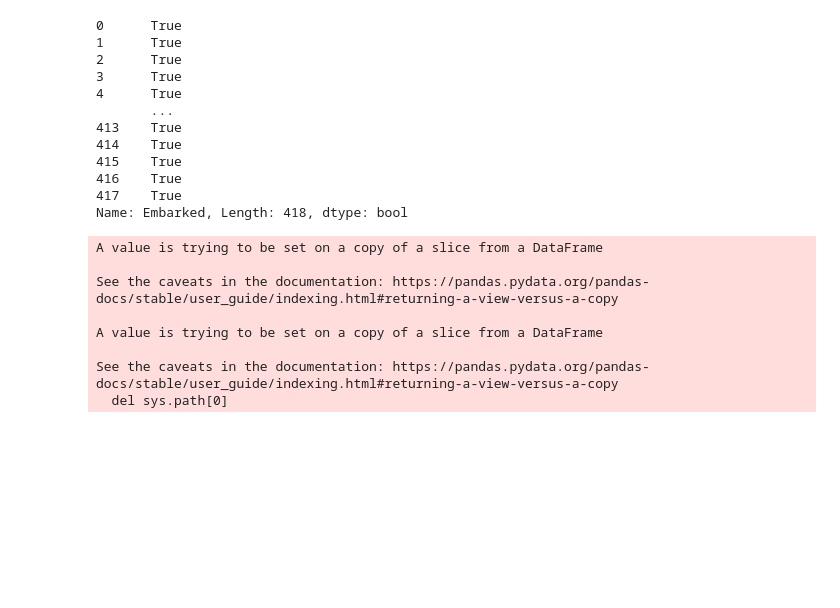
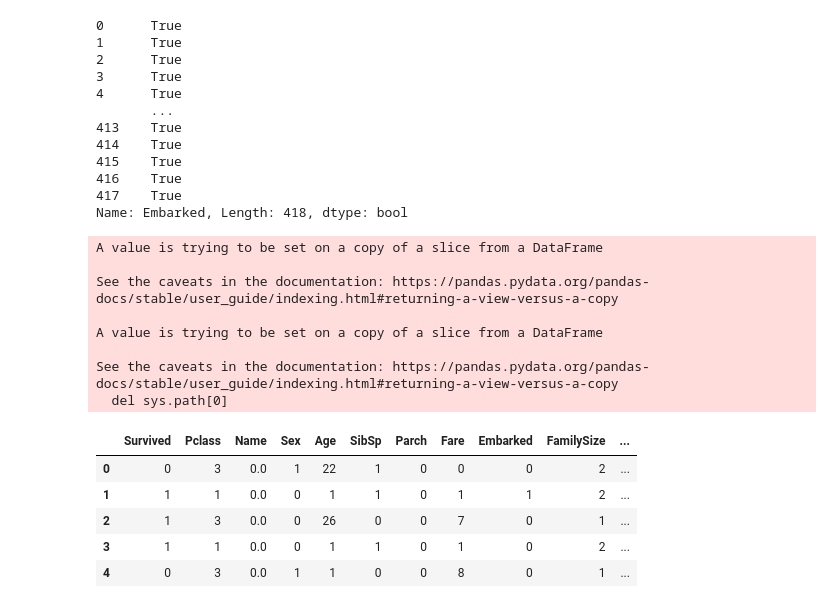
Before and after one commit to unknown-jun/First_step_of_data_analist, a Jupyter notebook: Titanic_EDA.ipynb, the cells around one changed output. Saved outputs shown, nothing was run; the diff lists cells and outputs as text; code cells hidden in the pictures; blank space fills up the shorter version.

```diff
--- a/Titanic_EDA.ipynb
+++ b/Titanic_EDA.ipynb
@@ -181,0 +218,13 @@ test['Name'] = test['Name'].fillna(0)
+# %%
+# 변수 선별
+train = train.drop(['PassengerId', 'Ticket', 'Cabin'], axis=1)
+test = test.drop(['PassengerId', 'Ticket', 'Cabin'], axis=1)
+# %%
+train.head()
+# %% [output]
+|  | Survived | Pclass | Name | Sex | Age | SibSp | Parch | Fare | Embarked | FamilySize | ... |
+| 0 | 0 | 3 | 0.0 | 1 | 22 | 1 | 0 | 0 | 0 | 2 | ... |
+| 1 | 1 | 1 | 0.0 | 0 | 1 | 1 | 0 | 1 | 1 | 2 | ... |
+| 2 | 1 | 3 | 0.0 | 0 | 26 | 0 | 0 | 7 | 0 | 1 | ... |
+| 3 | 1 | 1 | 0.0 | 0 | 1 | 1 | 0 | 1 | 0 | 2 | ... |
+| 4 | 0 | 3 | 0.0 | 1 | 1 | 0 | 0 | 8 | 0 | 1 | ... |
```
Also changed, not shown: parts of 8 cells of this notebook.
